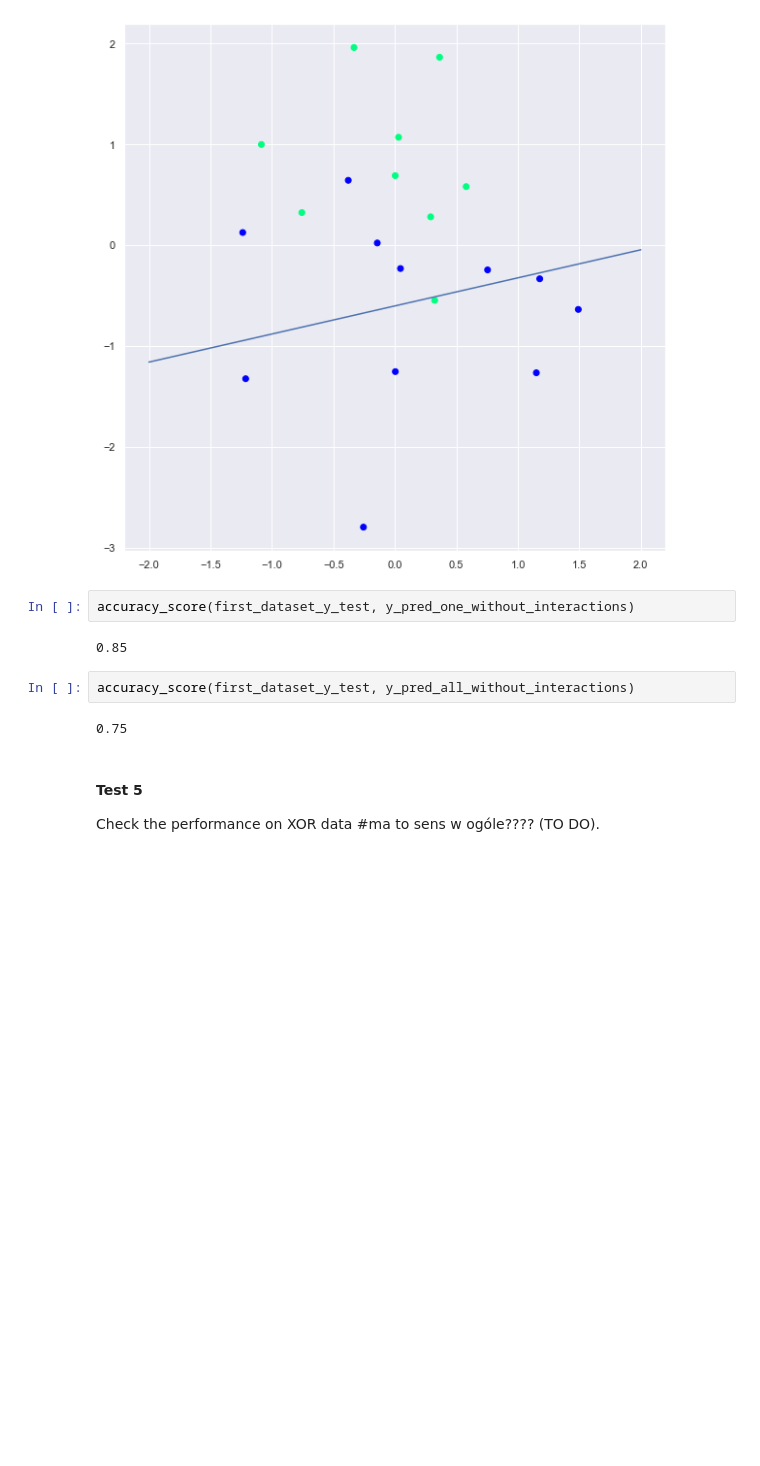
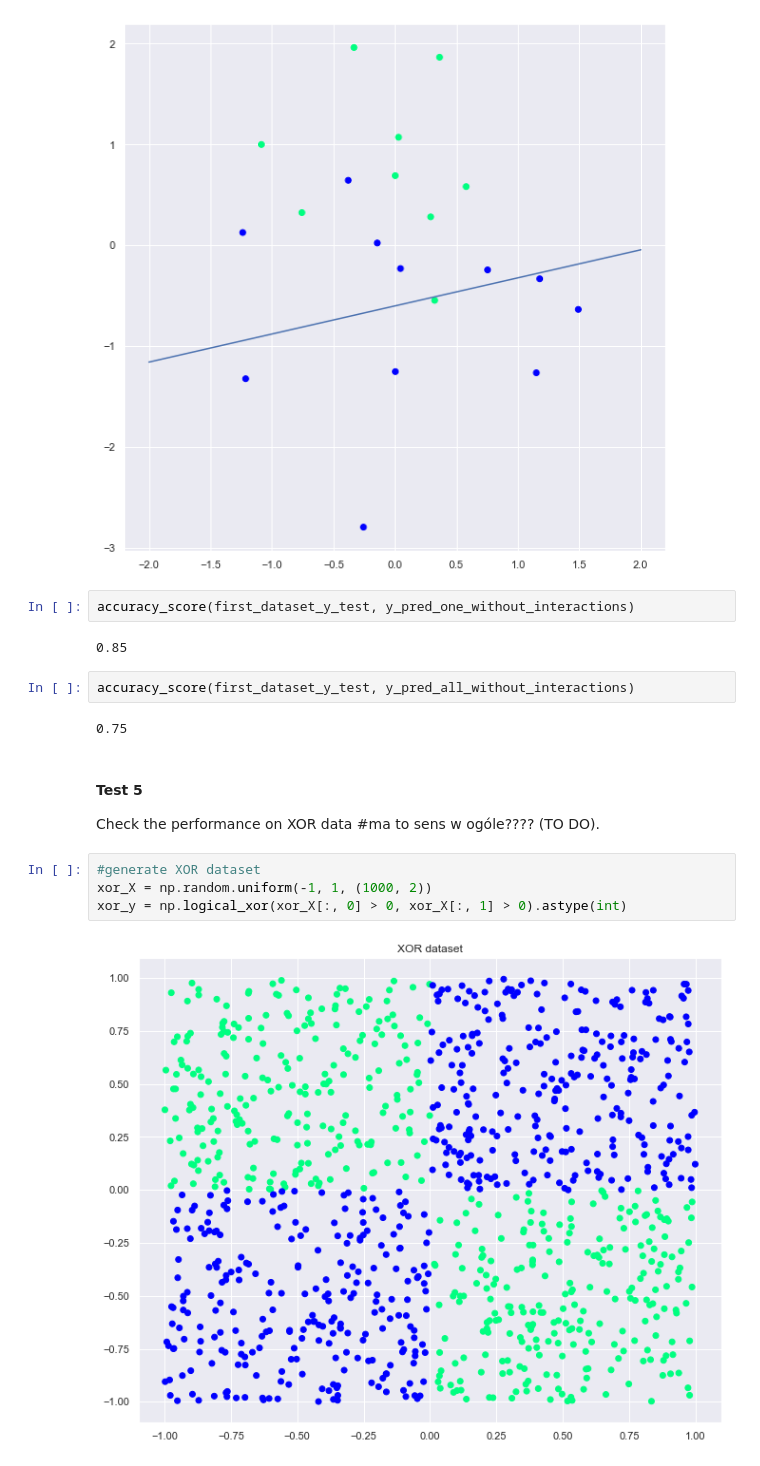
Before and after one commit to MaroonBlue/AML_Project1_IRLS, a Jupyter notebook: tests.ipynb, the cells around one changed output. Saved outputs shown, nothing was run; the diff lists cells and outputs as text; blank space fills up the shorter version.

```diff
--- a/tests.ipynb
+++ b/tests.ipynb
@@ -207,3 +205,9 @@ accuracy_score(first_dataset_y_test, y_pred_all_without_interactions)
 #### Test 5
 
 Check the performance on XOR data #ma to sens w ogóle???? (TO DO).
+# %%
+#generate XOR dataset
+xor_X = np.random.uniform(-1, 1, (1000, 2))
+xor_y = np.logical_xor(xor_X[:, 0] > 0, xor_X[:, 1] > 0).astype(int)
+# %% [output]
+[figure, added]
```
Also changed, not shown: parts of 8 cells of this notebook.
